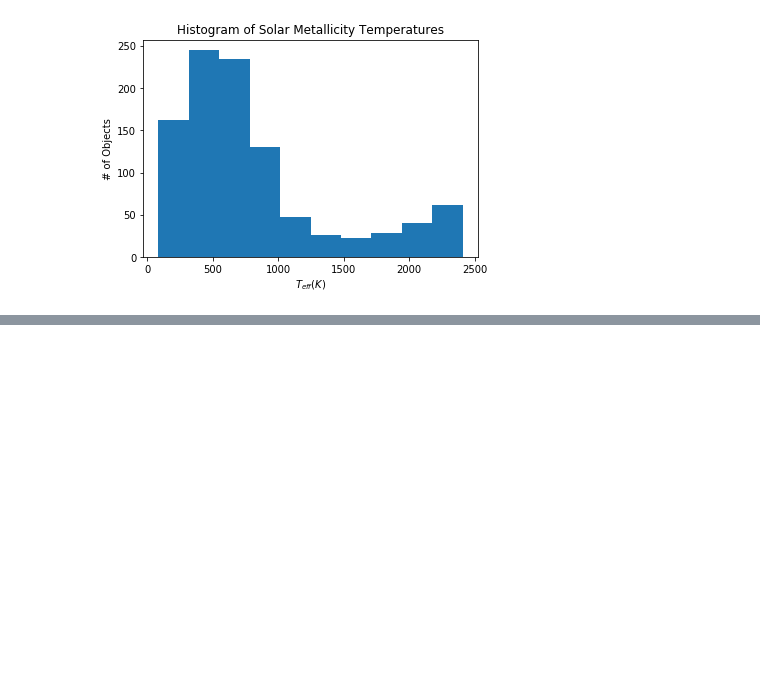
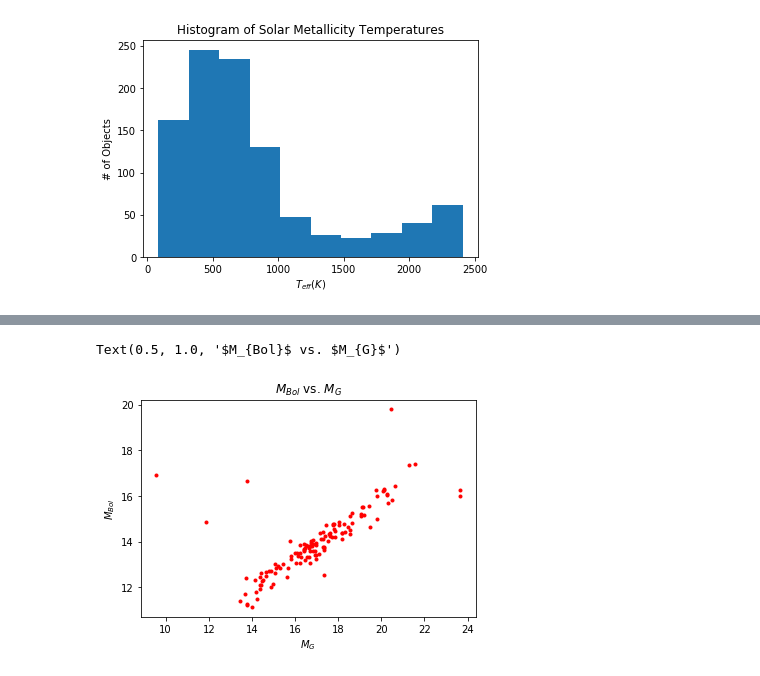
Before and after one commit to dhilligo/BDwarfLumFunction, a Jupyter notebook: GCNS Table Analysis.ipynb, the cells around one changed output, grey strips where cells are left out. Saved outputs shown, nothing was run; the diff lists cells and outputs as text; code cells hidden in the pictures; blank space fills up the shorter version.

```diff
--- a/GCNS Table Analysis.ipynb
+++ b/GCNS Table Analysis.ipynb
@@ -701,0 +711,2 @@ Text(0, 0.5, '# of Objects')
+# %%
+xmatched_table=pd.read_csv('/Users/dylanhilligoss/Xmatch_GAIA_Filippazzo.csv',dtype=None)
@@ -701,0 +715,3 @@ Text(0, 0.5, '# of Objects')
+# %%
+xmatched_table["M_bol"]=4.74-2.5*xmatched_table['log (L/Lsun)']
+xmatched_table["AbsG"]=xmatched_table['phot_g_mean_mag']-5*np.log10((1/(xmatched_table['Plx (mas)']/1000))/10)
@@ -701,0 +734,8 @@ Text(0, 0.5, '# of Objects')
+# %%
+plt.plot(xmatched_table['AbsG'],xmatched_table['M_bol'],'.',c='r')
+plt.xlabel(r"$M_{G}$")
+plt.ylabel(r"$M_{Bol}$")
+plt.title(r"$M_{Bol}$ vs. $M_{G}$")
+# %% [output]
+Text(0.5, 1.0, '$M_{Bol}$ vs. $M_{G}$')
+[figure, added]
```
Also changed, not shown: parts of 10 cells of this notebook.
